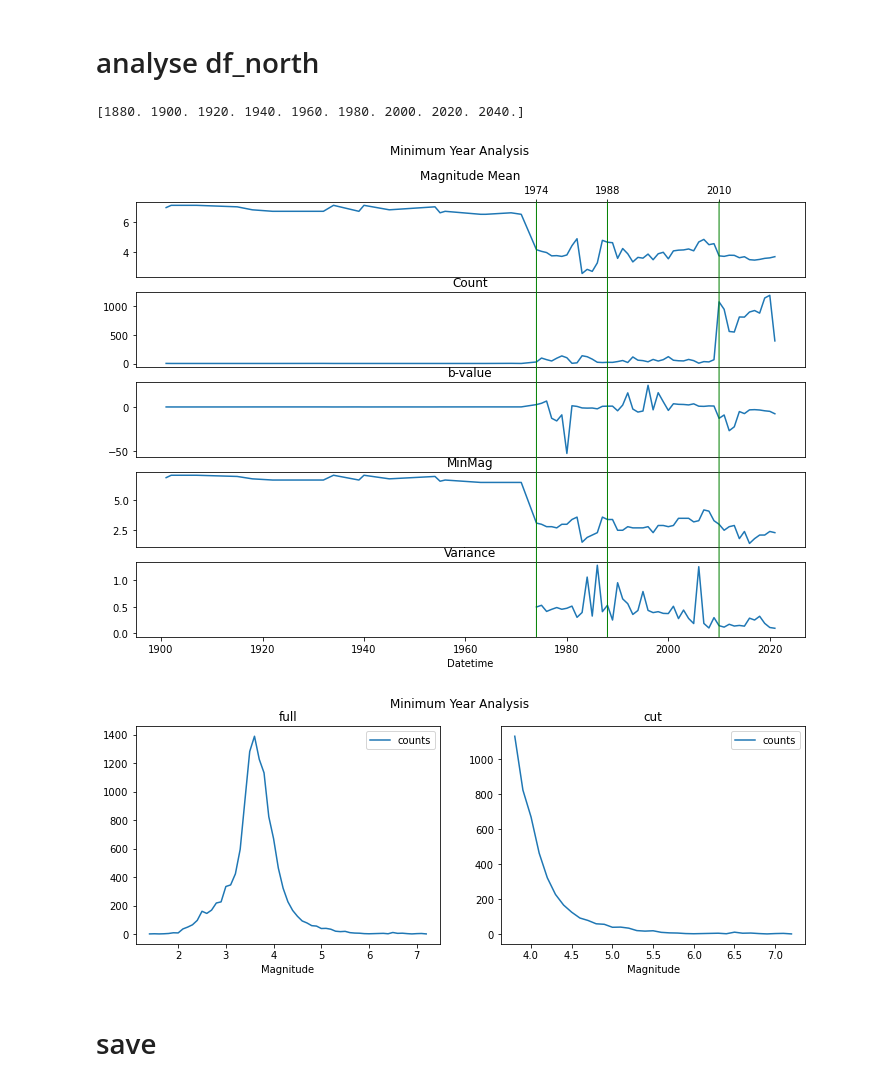
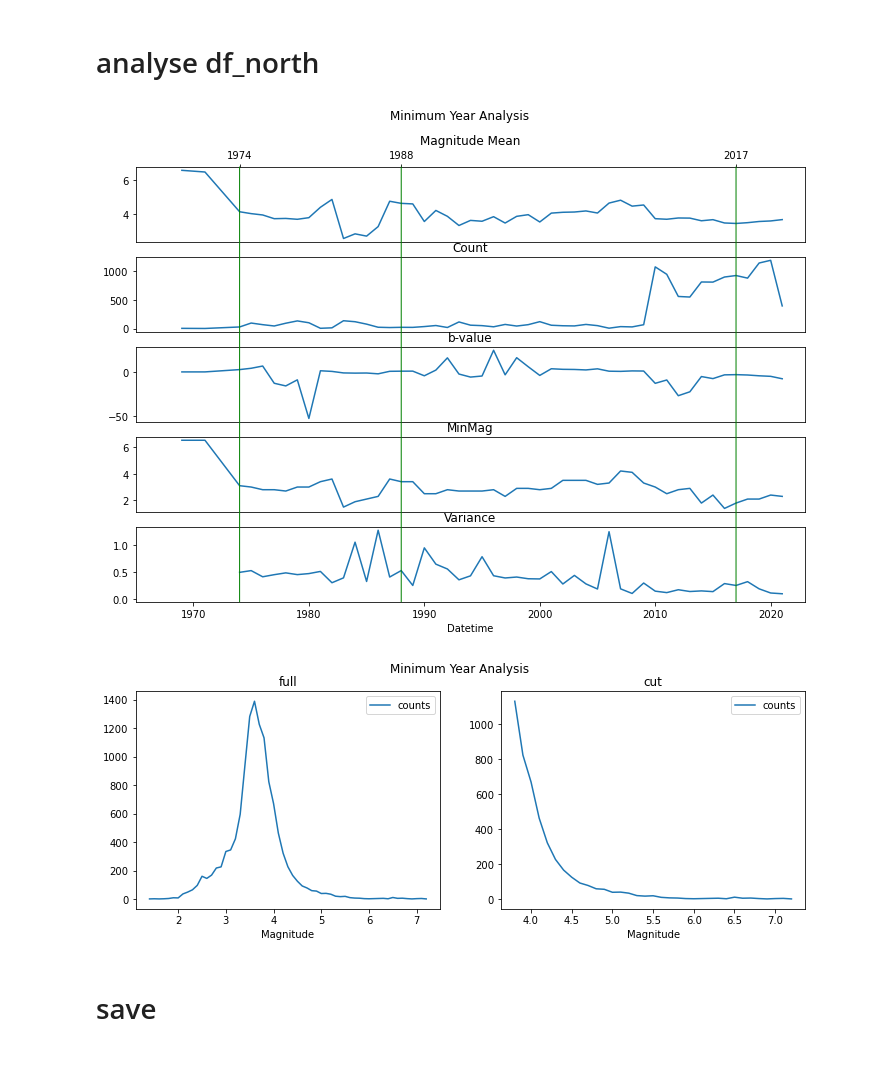
Before and after one commit to juadolfob/SeismicPrediction, a Jupyter notebook: notebooks/data_prep/5_mag_date_cutoff.ipynb, the cells around one changed output. Saved outputs shown, nothing was run; the diff lists cells and outputs as text; code cells hidden in the pictures.

Commit message:
better analysis

```diff
--- a/notebooks/data_prep/5_mag_date_cutoff.ipynb
+++ b/notebooks/data_prep/5_mag_date_cutoff.ipynb
@@ -20,13 +19,12 @@ df_south = df_south[df_south.Magnitude >= 3.8]
 # %% [markdown]
 # analyse df_north
 # %%
-minimum_year_analysis(df_north, [1974, 1988, 2010])
+minimum_year_analysis(df_north, [1974, 1988, 2017],[1965,2023])
 b_slope_analysis(df_north, 3.8)
 df_north = df_north[df_north.Datetime.dt.year >= 2010]
 df_north = df_north[df_north.Magnitude >= 3.8]
 # %% [output]
-[1880. 1900. 1920. 1940. 1960. 1980. 2000. 2020. 2040.]
-[figure, old version]
+[figure, new version]
 [figure]
 # %% [markdown]
 # save
```
Also changed, not shown: parts of 1 cell of this notebook, 2 other files.
